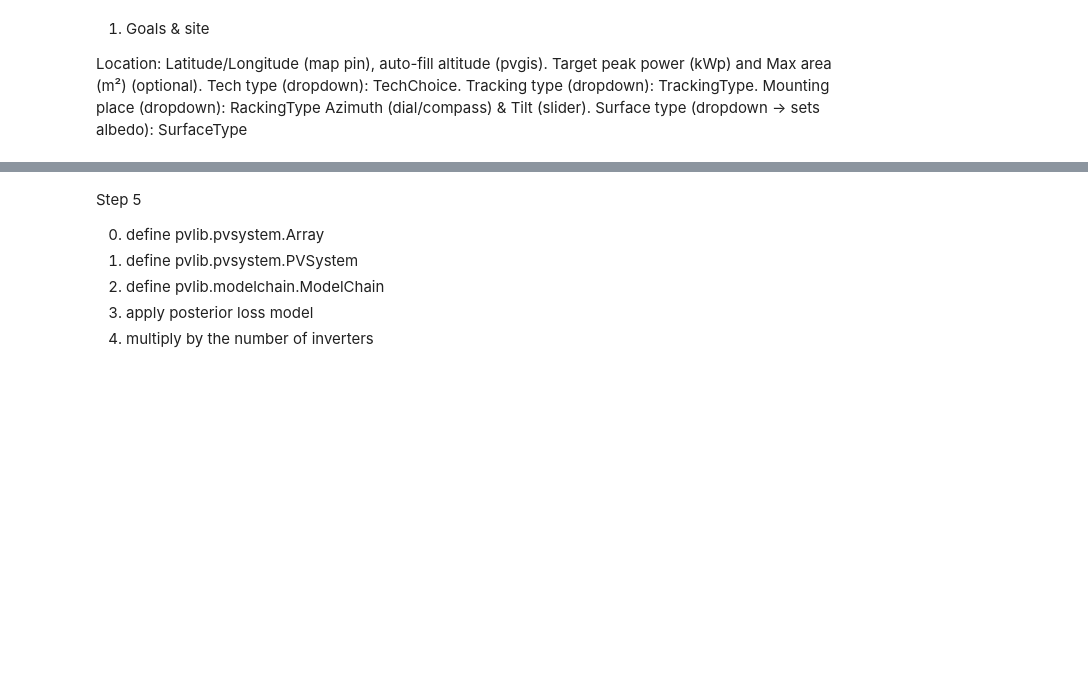
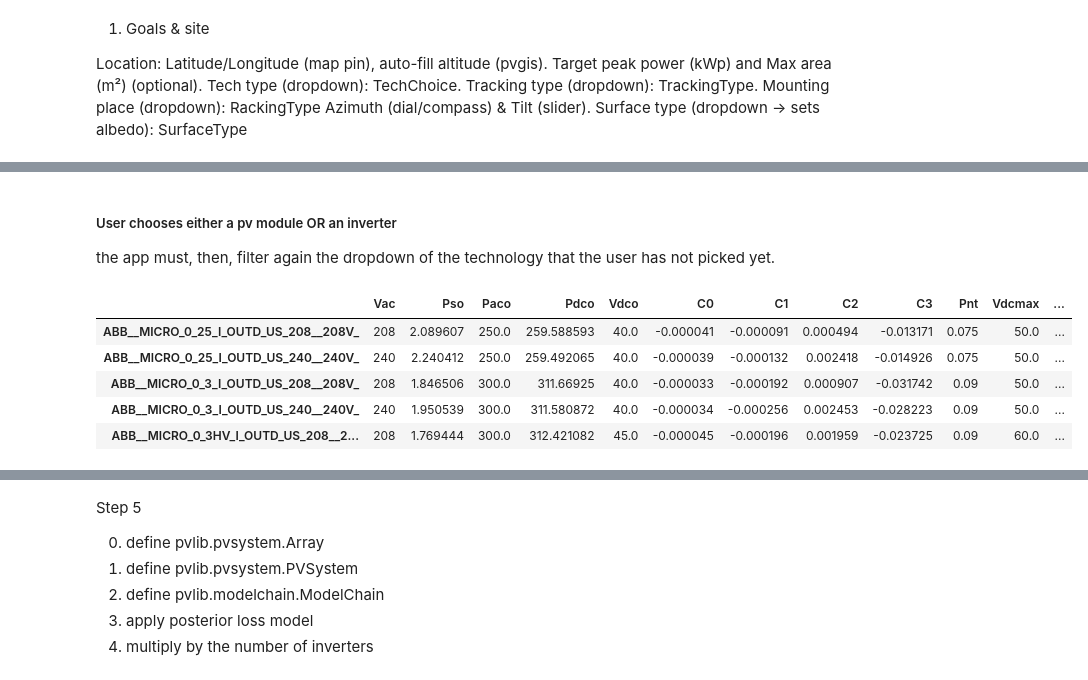
Before and after one commit to federico-debe/notes-on-pvlib, a Jupyter notebook: 03_whole_pipeline.ipynb, the cells around one changed output, grey strips where cells are left out. Cells and saved outputs as stored; diff of their text form; code cells hidden in the pictures; blank space fills up the shorter version.

```diff
--- a/03_whole_pipeline.ipynb
+++ b/03_whole_pipeline.ipynb
@@ -71,0 +95,13 @@ np.float64(115.2)
+# %% [markdown]
+##### User chooses either a pv module OR an inverter
+
+the app must, then, filter again the dropdown of the technology that the user has not picked yet.
+# %%
+inverters.T.head()
+# %% [output]
+|  | Vac | Pso | Paco | Pdco | Vdco | C0 | C1 | C2 | C3 | Pnt | Vdcmax | ... |
+| ABB__MICRO_0_25_I_OUTD_US_208__208V_ | 208 | 2.089607 | 250.0 | 259.588593 | 40.0 | -0.000041 | -0.000091 | 0.000494 | -0.013171 | 0.075 | 50.0 | ... |
+| ABB__MICRO_0_25_I_OUTD_US_240__240V_ | 240 | 2.240412 | 250.0 | 259.492065 | 40.0 | -0.000039 | -0.000132 | 0.002418 | -0.014926 | 0.075 | 50.0 | ... |
+| ABB__MICRO_0_3_I_OUTD_US_208__208V_ | 208 | 1.846506 | 300.0 | 311.66925 | 40.0 | -0.000033 | -0.000192 | 0.000907 | -0.031742 | 0.09 | 50.0 | ... |
+| ABB__MICRO_0_3_I_OUTD_US_240__240V_ | 240 | 1.950539 | 300.0 | 311.580872 | 40.0 | -0.000034 | -0.000256 | 0.002453 | -0.028223 | 0.09 | 50.0 | ... |
+| ABB__MICRO_0_3HV_I_OUTD_US_208__2... | 208 | 1.769444 | 300.0 | 312.421082 | 45.0 | -0.000045 | -0.000196 | 0.001959 | -0.023725 | 0.09 | 60.0 | ... |
```
Also changed, not shown: parts of 10 cells of this notebook, 5 other files.
